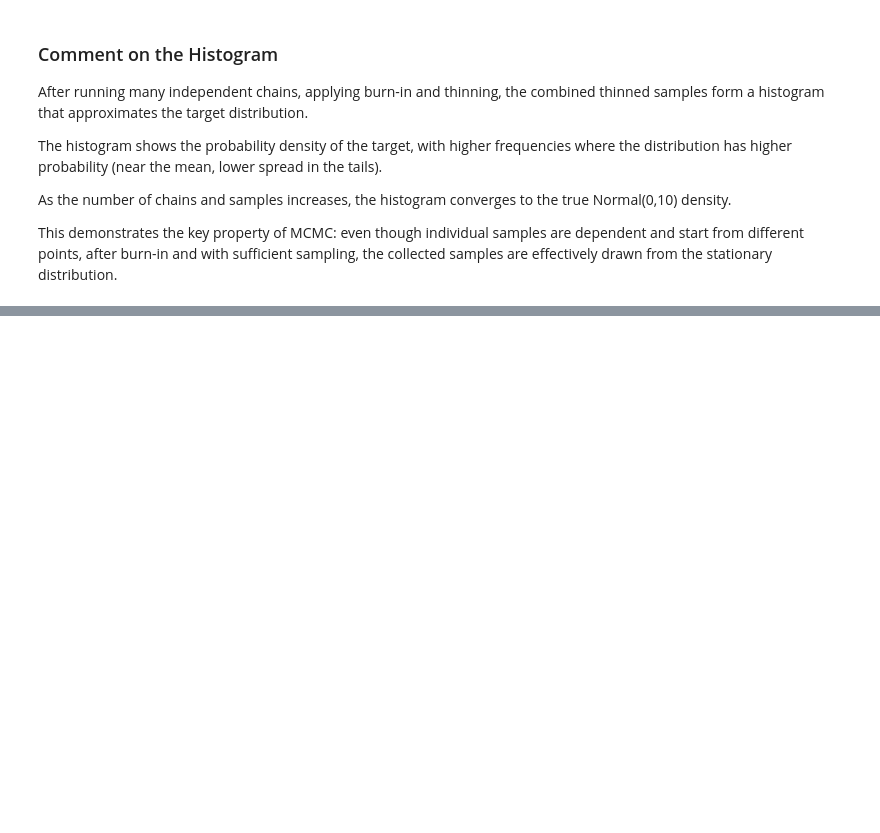
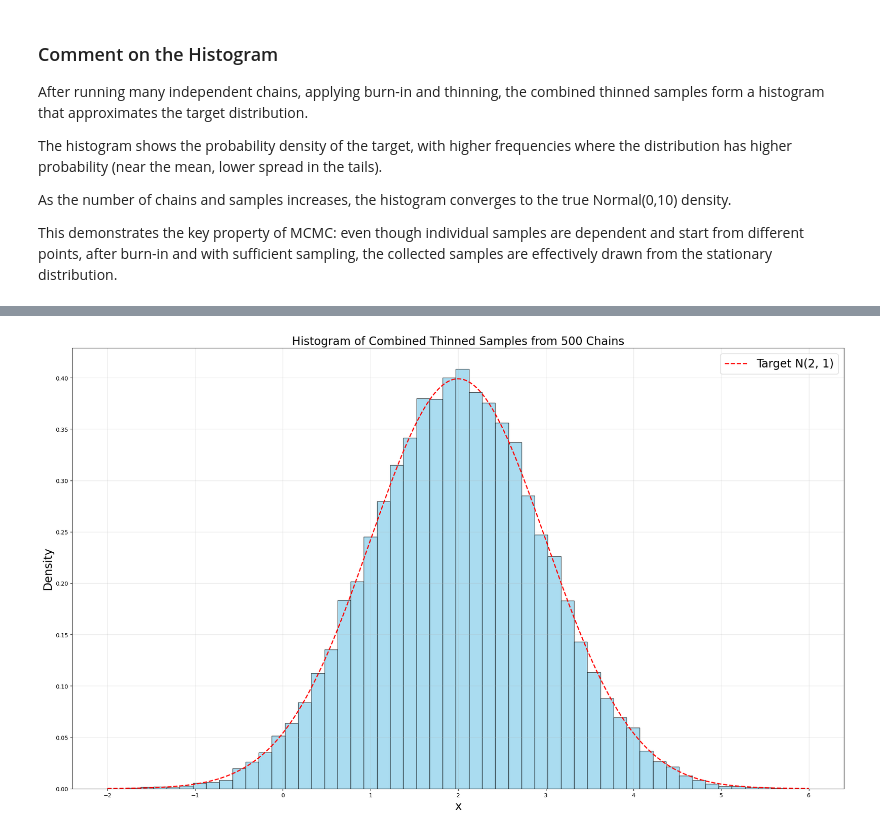
Before and after one commit to Ali-Raisolsadat/Ali-Raisolsadat.github.io, a Jupyter notebook: stat4110-code/chapter4/slide_code/lecture4_lecture_code_python.ipynb, the cells around one changed output, grey strips where cells are left out. Drawn from its saved outputs; the diff is of its cells as text; code cells hidden in the pictures; blank space fills up the shorter version.

Commit message:
Added homework and slide code. Added plots for chapter 4 - part 2.

```diff
--- a/stat4110-code/chapter4/slide_code/lecture4_lecture_code_python.ipynb
+++ b/stat4110-code/chapter4/slide_code/lecture4_lecture_code_python.ipynb
@@ -301,0 +468,36 @@ This demonstrates the key property of MCMC: even though individual samples are d
+# %%
+# multiple independent MCMC chains
+num_chains = 500                 #number of chains to simulate
+start_range = [-4, 8]            #range for random initialization (overdispersed)
+all_samples = []                 #container for thinned samples
+
+# simulate MCMC chains
+for _ in range(num_chains):
+    # draw a random initial state
+    x0 = np.random.uniform(*start_range)
+    # run a single Metropolis–Hastings chain
+    chain = metropolis_hastings(target=target,T=T, x0=0, proposal_fn=proposal_fn, proposal_density_fn=proposal_density_fn, step_size=0.5)
+    # discard burn-in
+    post_burnin = chain[burn_in:]
+    # apply thinning: retain every 'thinning' sample
+    thinned = post_burnin[::thinning]
+    # store thinned samples from this chain
+    all_samples.extend(thinned)
+
+# convert list to NumPy array for plotting/analysis
+all_samples = np.array(all_samples)
+
+# plot
+plt.figure(figsize=(20, 12))
+plt.hist(all_samples, bins=50, density=True, alpha=0.7, color='skyblue', edgecolor='black')
+x_vals = np.linspace(-2, 6, 500)
+plt.plot(x_vals, norm.pdf(x_vals, loc=2, scale=1),'r--', lw=2, label="Target N(2, 1)")
+plt.title("Histogram of Combined Thinned Samples from 500 Chains", fontsize=20)
+plt.xlabel("x", fontsize=20)
+plt.ylabel("Density", fontsize=20)
+plt.legend(fontsize=20)
+plt.grid(alpha=0.3)
+plt.tight_layout()
+plt.show()
+# %% [output]
+[figure, added]
```
Also changed, not shown: parts of 5 cells of this notebook, 6 other files.
